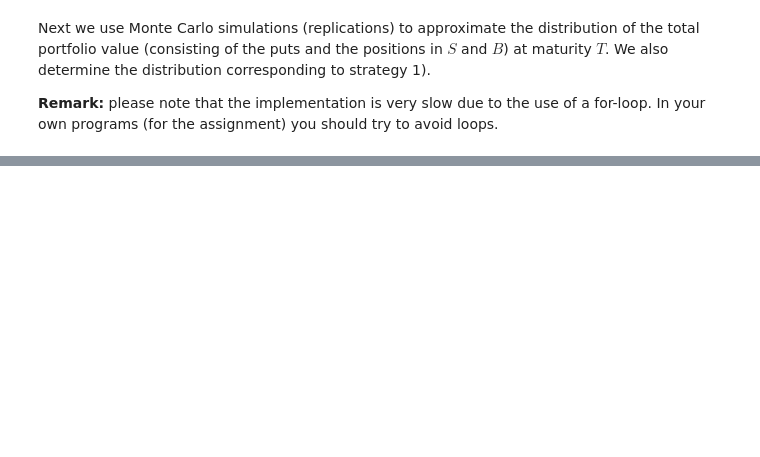
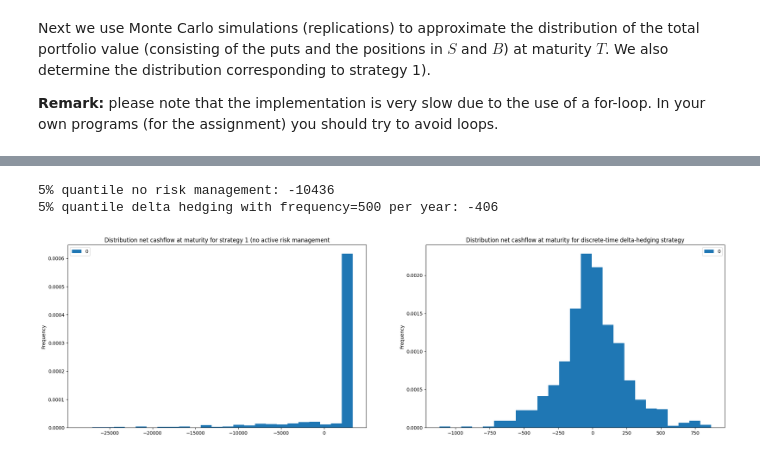
Before and after one commit to ramonVDAKKER/teaching-quantitative-finance, a Jupyter notebook: notebooks/illustration_discrete_time_delta_hedging.ipynb, the cells around one changed output, grey strips where cells are left out. Cells and saved outputs as stored; diff of their text form; code cells hidden in the pictures; blank space fills up the shorter version.

```diff
--- a/notebooks/illustration_discrete_time_delta_hedging.ipynb
+++ b/notebooks/illustration_discrete_time_delta_hedging.ipynb
@@ -132,6 +144,10 @@ for sim in range(M):
 # %%
-fig, axs = plt.subplots(2, 2, figsize=(25, 7))
-pd.DataFrame(sims_S).plot(kind="density", ax=axs[0, 0], title="Distribution $S_T$")
-pd.DataFrame(sims_C).plot(kind="hist", ax=axs[0, 1], title="Distribution $C_T$", bins=25, density=True)
-pd.DataFrame(strategy_no_risk_management).plot(kind="hist", ax=axs[1, 0], title="Distribution net cashflow at maturity for strategy 1 (no active risk management", bins=25, density=True)
-pd.DataFrame(strategy_delta_hedge).plot(kind="hist", ax=axs[1, 1], title="Distribution net cashflow at maturity for discrete-time delta-hedging strategy", bins=25, density=True)
+fig, axs = plt.subplots(1, 2, figsize=(25, 7))
+pd.DataFrame(strategy_no_risk_management).plot(kind="hist", ax=axs[0], title="Distribution net cashflow at maturity for strategy 1 (no active risk management", bins=25, density=True)
+pd.DataFrame(strategy_delta_hedge).plot(kind="hist", ax=axs[1], title="Distribution net cashflow at maturity for discrete-time delta-hedging strategy", bins=25, density=True)
+print(f"5% quantile no risk management: {round(np.quantile(strategy_no_risk_management, 0.05))}")
+print(f"5% quantile delta hedging with frequency={num_time_steps_per_unit_of_time} per year: {round(np.quantile(strategy_delta_hedge, 0.05))}")
+# %% [output]
+5% quantile no risk management: -10436
+5% quantile delta hedging with frequency=500 per year: -406
+[figure, added]
```
Also changed, not shown: parts of 4 cells of this notebook.
